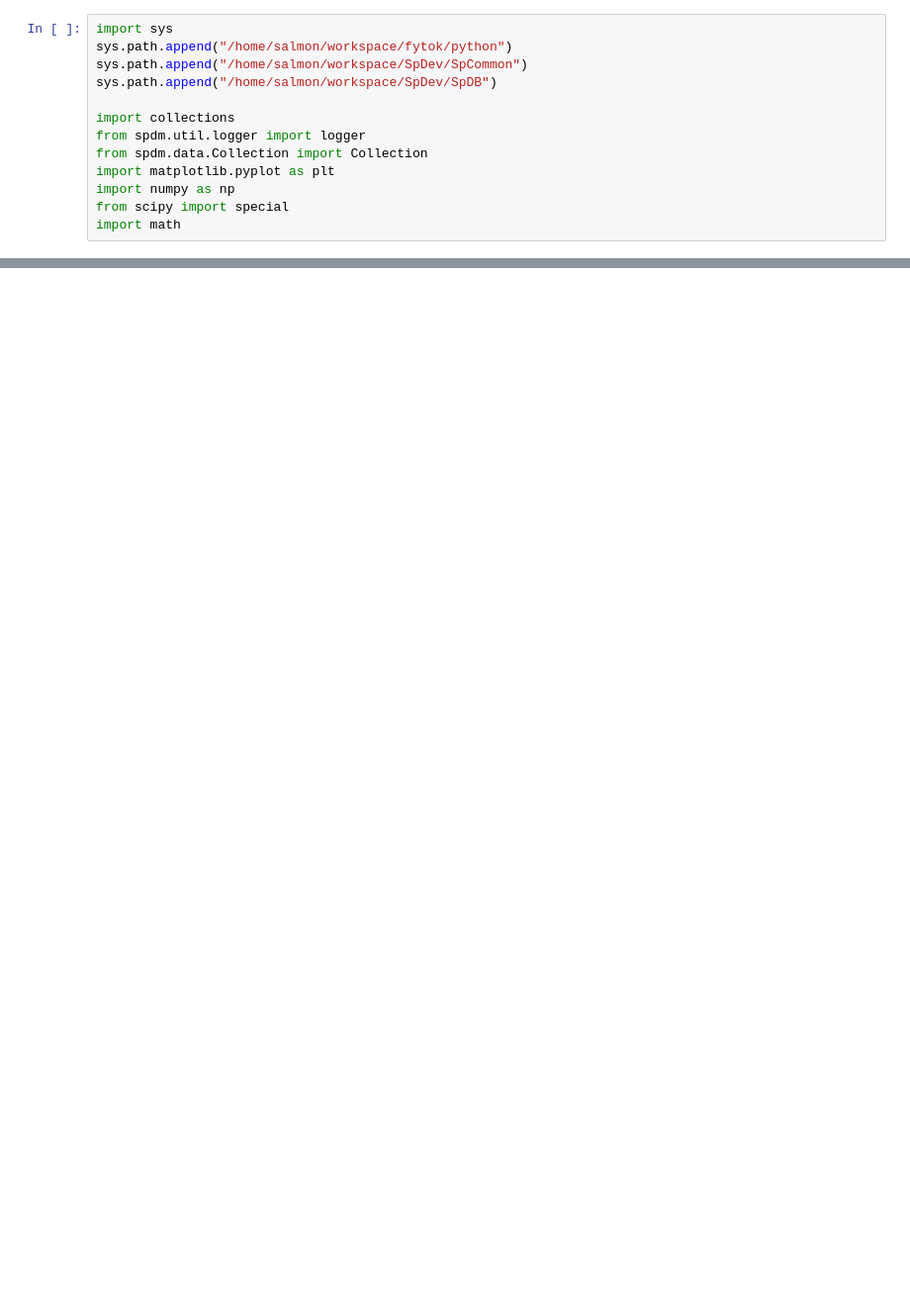
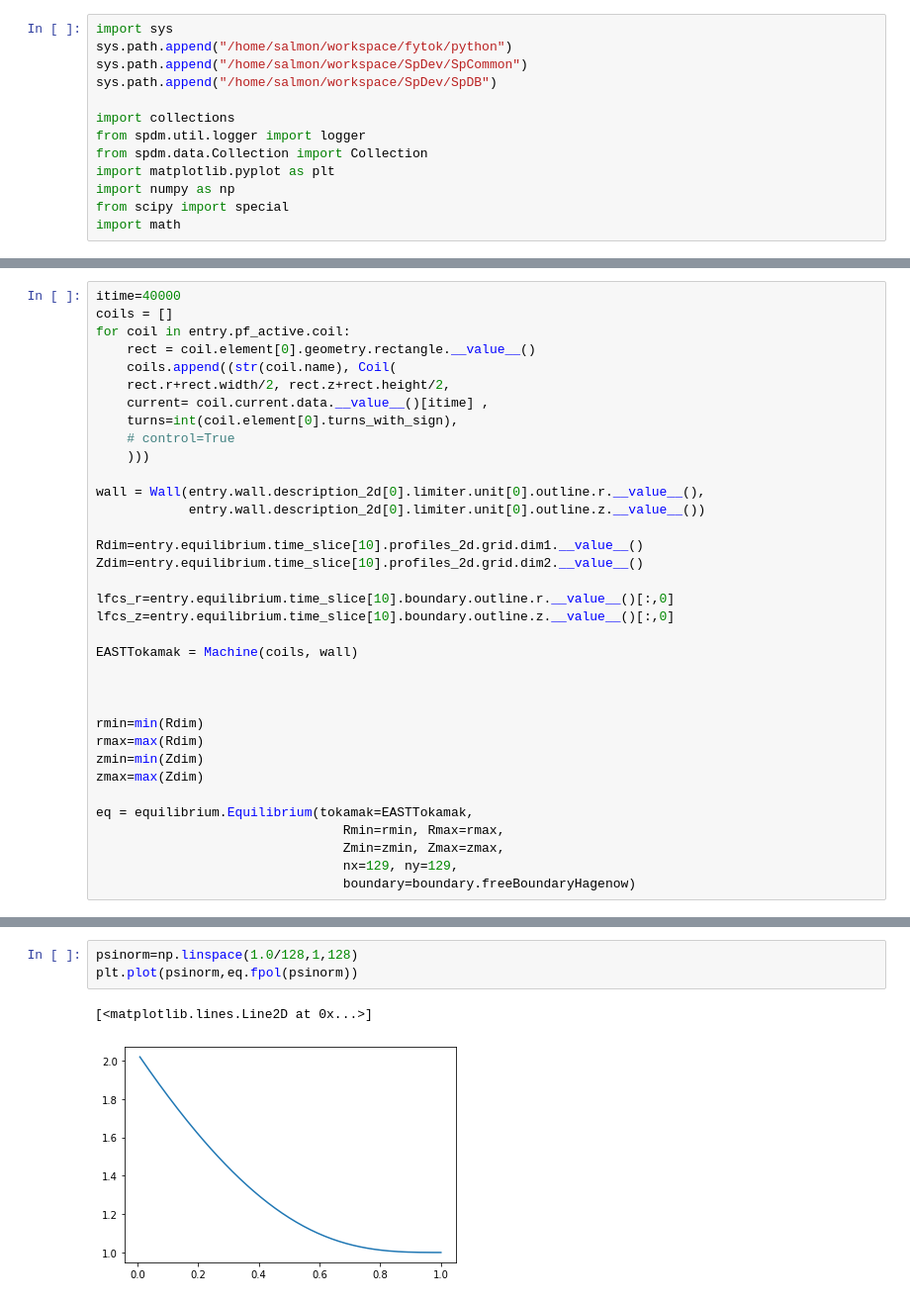
Before and after one commit to fusion-yun/fytok_old, a Jupyter notebook: examples/fy_magnetic.ipynb, the cells around one changed output, grey strips where cells are left out. Shown at 99% size. Cells and saved outputs as stored; diff of their text form; blank space fills up the shorter version.

```diff
--- a/examples/fy_magnetic.ipynb
+++ b/examples/fy_magnetic.ipynb
@@ -91,0 +62,35 @@ for ix in range(NX):
+# %%
+itime=40000
+coils = []
+for coil in entry.pf_active.coil:
+    rect = coil.element[0].geometry.rectangle.__value__()
+    coils.append((str(coil.name), Coil(
+    rect.r+rect.width/2, rect.z+rect.height/2,
+    current= coil.current.data.__value__()[itime] ,
+    turns=int(coil.element[0].turns_with_sign),
+    # control=True
+    )))
+
+wall = Wall(entry.wall.description_2d[0].limiter.unit[0].outline.r.__value__(),
+            entry.wall.description_2d[0].limiter.unit[0].outline.z.__value__())
+
+Rdim=entry.equilibrium.time_slice[10].profiles_2d.grid.dim1.__value__()
+Zdim=entry.equilibrium.time_slice[10].profiles_2d.grid.dim2.__value__()
+
+lfcs_r=entry.equilibrium.time_slice[10].boundary.outline.r.__value__()[:,0]
+lfcs_z=entry.equilibrium.time_slice[10].boundary.outline.z.__value__()[:,0]
+
+EASTTokamak = Machine(coils, wall)
+
+
+
+rmin=min(Rdim)
+rmax=max(Rdim)
+zmin=min(Zdim)
+zmax=max(Zdim)
+
+eq = equilibrium.Equilibrium(tokamak=EASTTokamak,
+                                Rmin=rmin, Rmax=rmax,
+                                Zmin=zmin, Zmax=zmax,
+                                nx=129, ny=129,
+                                boundary=boundary.freeBoundaryHagenow)
@@ -92,3 +129,9 @@ for ix in range(NX):
+# %%
+psinorm=np.linspace(1.0/128,1,128)
+plt.plot(psinorm,eq.fpol(psinorm))
+# %% [output]
+[<matplotlib.lines.Line2D at 0x...>]
+[figure, added]
 # %%
 fg=plt.figure()
 
```
Also changed, not shown: parts of 15 cells of this notebook, 4 other files.
